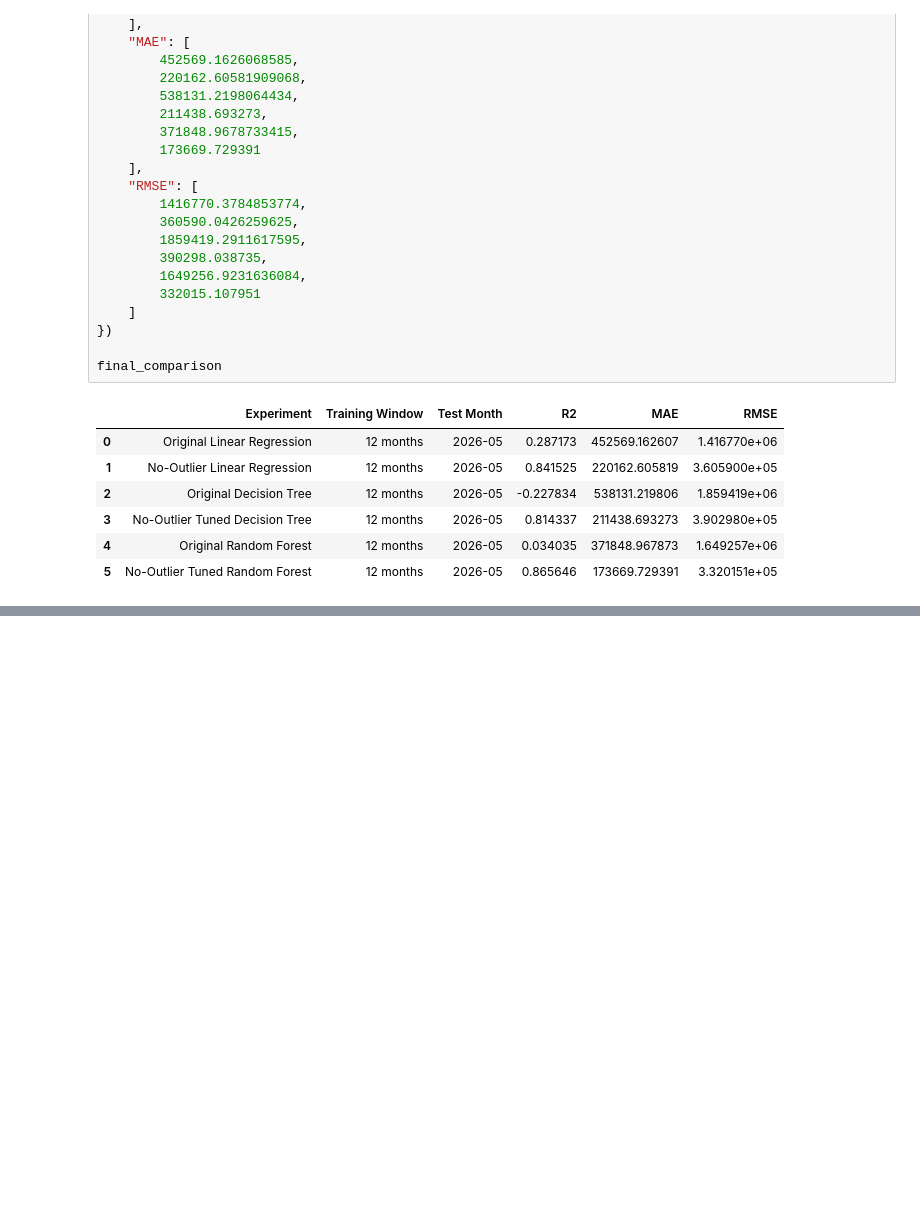
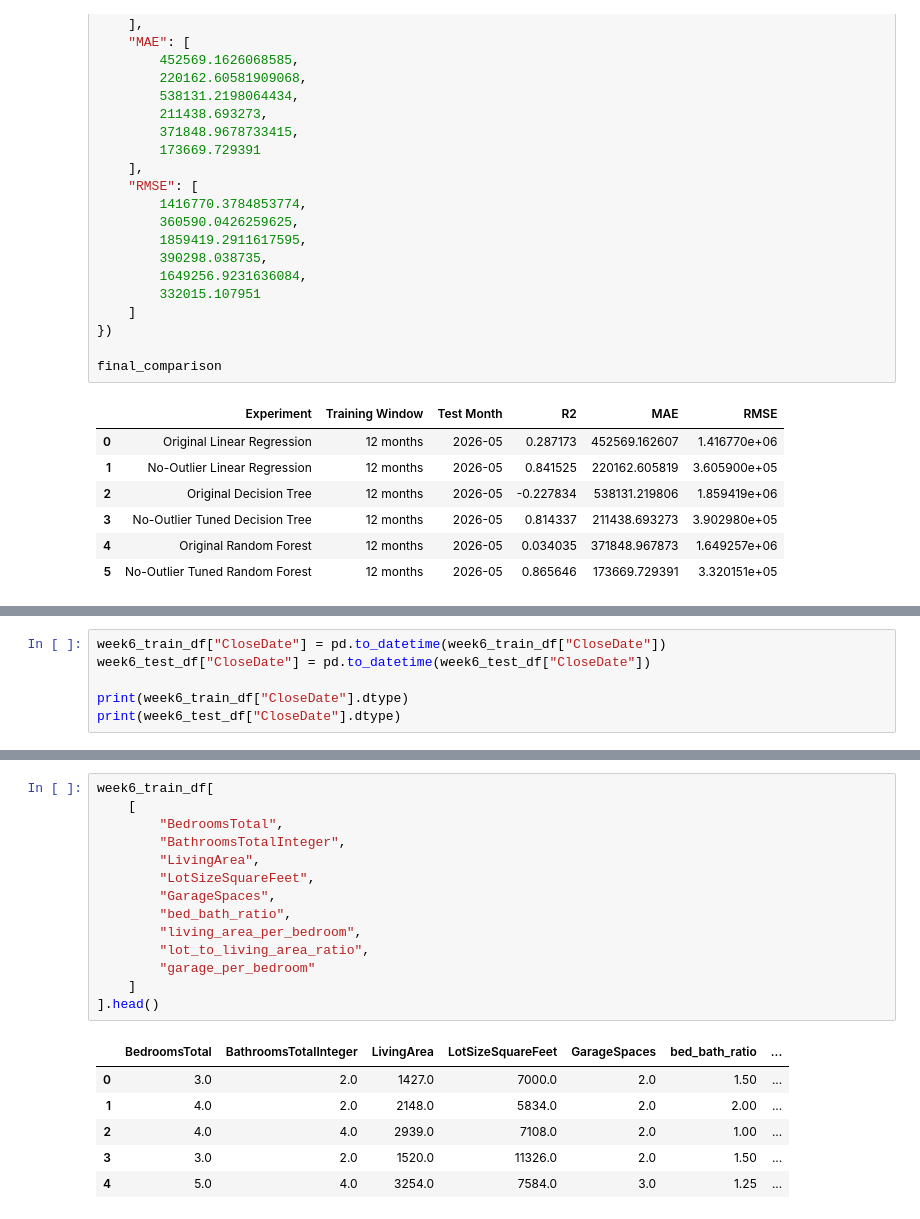
Before and after one commit to miatrn20/IDX-Exchange-Internship-Data_Science-Summer2026, a Jupyter notebook: 04_model_comparison.ipynb, the cells around one changed output, grey strips where cells are left out. Saved outputs shown, nothing was run; the diff lists cells and outputs as text; blank space fills up the shorter version.

```diff
--- a/04_model_comparison.ipynb
+++ b/04_model_comparison.ipynb
@@ -367,0 +381,6 @@ final_comparison
+# %%
+week6_train_df["CloseDate"] = pd.to_datetime(week6_train_df["CloseDate"])
+week6_test_df["CloseDate"] = pd.to_datetime(week6_test_df["CloseDate"])
+
+print(week6_train_df["CloseDate"].dtype)
+print(week6_test_df["CloseDate"].dtype)
@@ -367,0 +463,21 @@ final_comparison
+# %%
+week6_train_df[
+    [
+        "BedroomsTotal",
+        "BathroomsTotalInteger",
+        "LivingArea",
+        "LotSizeSquareFeet",
+        "GarageSpaces",
+        "bed_bath_ratio",
+        "living_area_per_bedroom",
+        "lot_to_living_area_ratio",
+        "garage_per_bedroom"
+    ]
+].head()
+# %% [output]
+|  | BedroomsTotal | BathroomsTotalInteger | LivingArea | LotSizeSquareFeet | GarageSpaces | bed_bath_ratio | ... |
+| 0 | 3.0 | 2.0 | 1427.0 | 7000.0 | 2.0 | 1.50 | ... |
+| 1 | 4.0 | 2.0 | 2148.0 | 5834.0 | 2.0 | 2.00 | ... |
+| 2 | 4.0 | 4.0 | 2939.0 | 7108.0 | 2.0 | 1.00 | ... |
+| 3 | 3.0 | 2.0 | 1520.0 | 11326.0 | 2.0 | 1.50 | ... |
+| 4 | 5.0 | 4.0 | 3254.0 | 7584.0 | 3.0 | 1.25 | ... |
```
Also changed, not shown: parts of 24 cells of this notebook, 1 other file.
